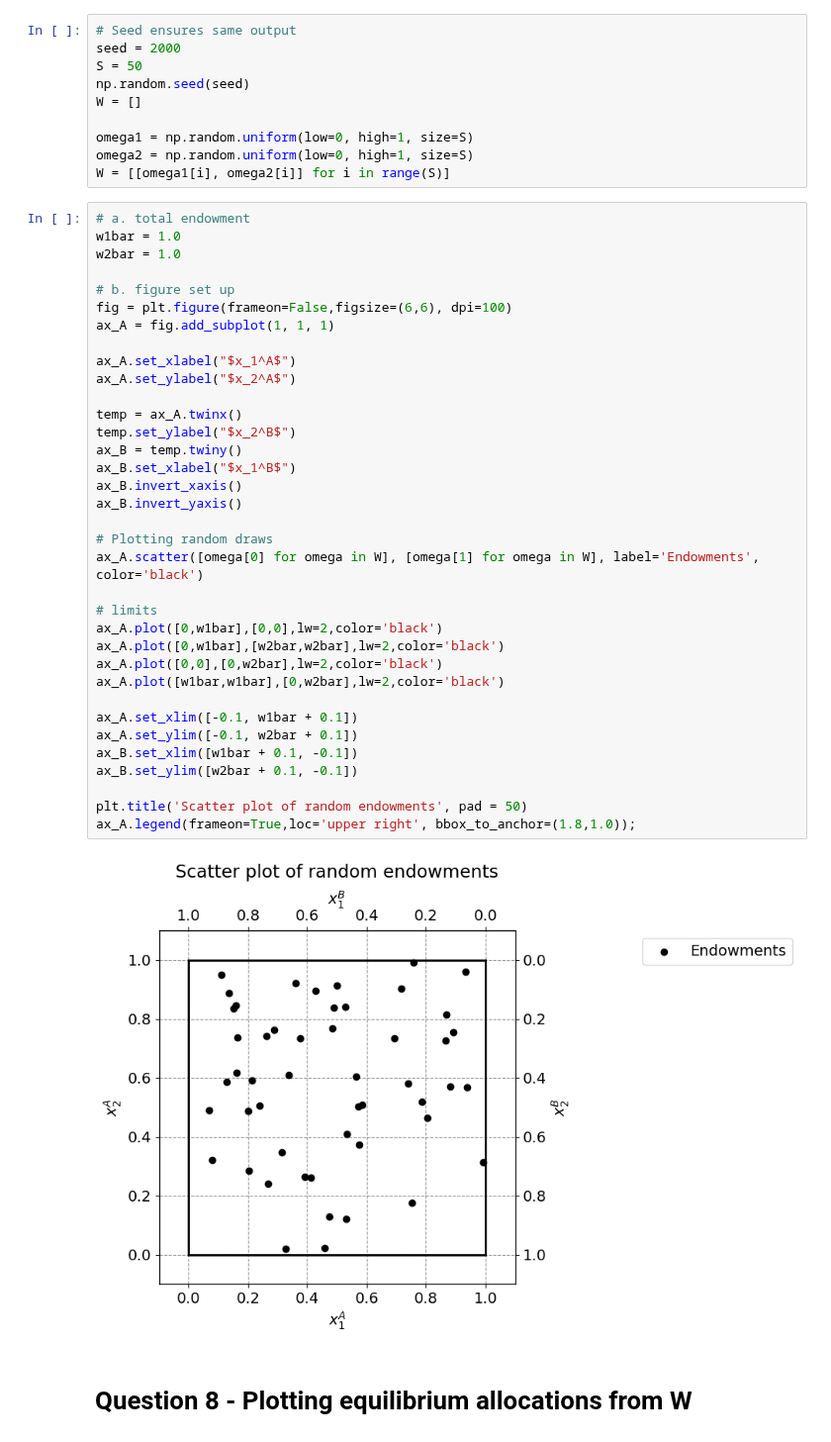
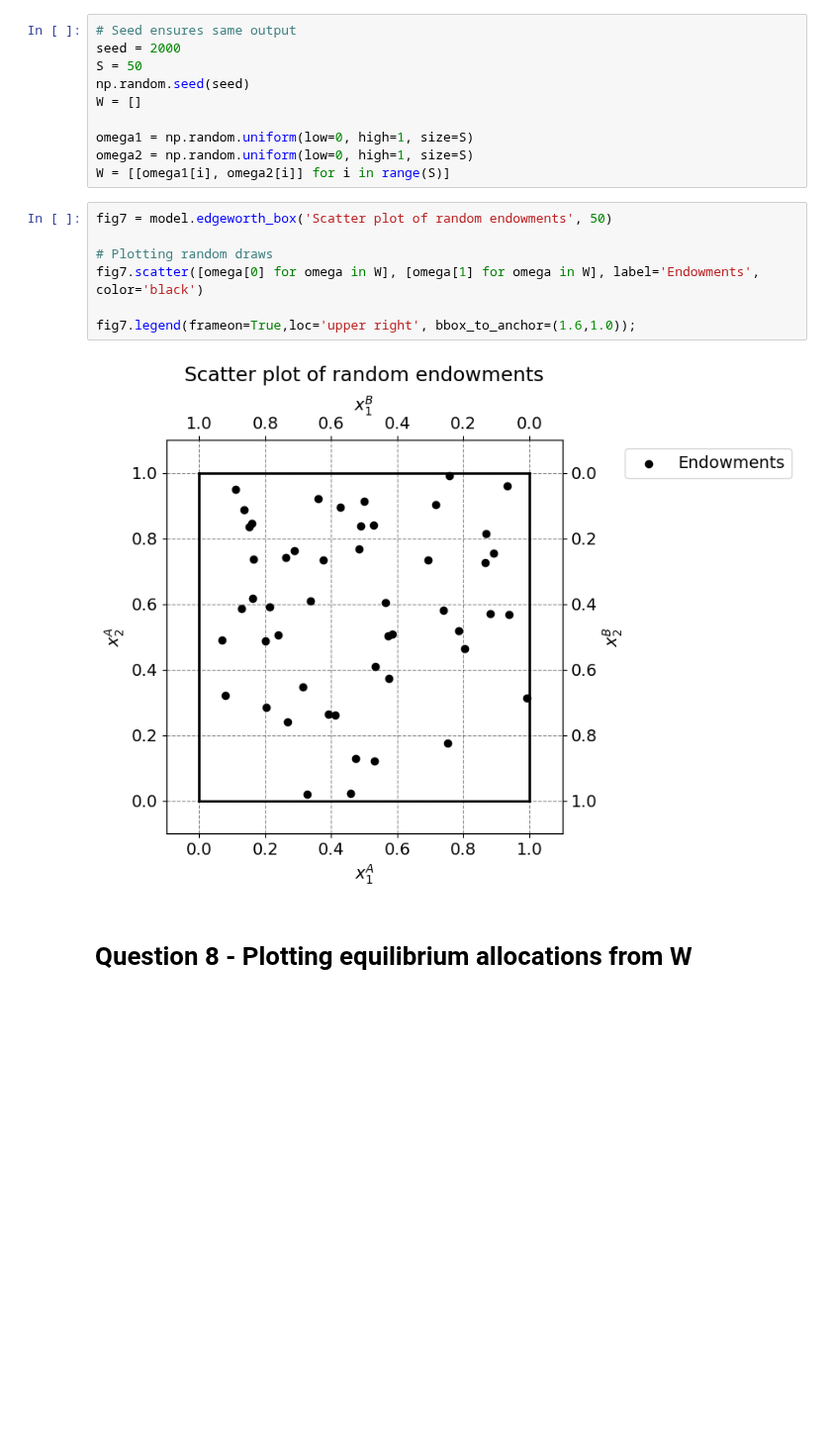
Before and after one commit to NumEconCopenhagen/projects-2024-kt, a Jupyter notebook: inauguralproject/inauguralproject.ipynb, the cells around one changed output. Shown at 99% size. Saved outputs shown, nothing was run; the diff lists cells and outputs as text; blank space fills up the shorter version.

```diff
--- a/inauguralproject/inauguralproject.ipynb
+++ b/inauguralproject/inauguralproject.ipynb
@@ -444,43 +391,15 @@ W = []
 omega1 = np.random.uniform(low=0, high=1, size=S)
 omega2 = np.random.uniform(low=0, high=1, size=S)
 W = [[omega1[i], omega2[i]] for i in range(S)]
-# %%
-# a. total endowment
-w1bar = 1.0
-w2bar = 1.0
-
-# b. figure set up
-fig = plt.figure(frameon=False,figsize=(6,6), dpi=100)
-ax_A = fig.add_subplot(1, 1, 1)
-
-ax_A.set_xlabel("$x_1^A$")
-ax_A.set_ylabel("$x_2^A$")
-
-temp = ax_A.twinx()
-temp.set_ylabel("$x_2^B$")
-ax_B = temp.twiny()
-ax_B.set_xlabel("$x_1^B$")
-ax_B.invert_xaxis()
-ax_B.invert_yaxis()
-
-# Plotting random draws
-ax_A.scatter([omega[0] for omega in W], [omega[1] for omega in W], label='Endowments', color='black')
-
-# limits
-ax_A.plot([0,w1bar],[0,0],lw=2,color='black')
-ax_A.plot([0,w1bar],[w2bar,w2bar],lw=2,color='black')
-ax_A.plot([0,0],[0,w2bar],lw=2,color='black')
-ax_A.plot([w1bar,w1bar],[0,w2bar],lw=2,color='black')
-
-ax_A.set_xlim([-0.1, w1bar + 0.1])
-ax_A.set_ylim([-0.1, w2bar + 0.1])
-ax_B.set_xlim([w1bar + 0.1, -0.1])
-ax_B.set_ylim([w2bar + 0.1, -0.1])
-
-plt.title('Scatter plot of random endowments', pad = 50)
-ax_A.legend(frameon=True,loc='upper right', bbox_to_anchor=(1.8,1.0));
-# %% [output]
-[figure, removed]
+# %%
+fig7 = model.edgeworth_box('Scatter plot of random endowments', 50)
+
+# Plotting random draws
+fig7.scatter([omega[0] for omega in W], [omega[1] for omega in W], label='Endowments', color='black')
+
+fig7.legend(frameon=True,loc='upper right', bbox_to_anchor=(1.6,1.0));
+# %% [output]
+[figure, added]
 # %% [markdown]
 # Question 8 - Plotting equilibrium allocations from W
 # %% [markdown]
```
Also changed, not shown: parts of 7 cells of this notebook, 1 other file.
